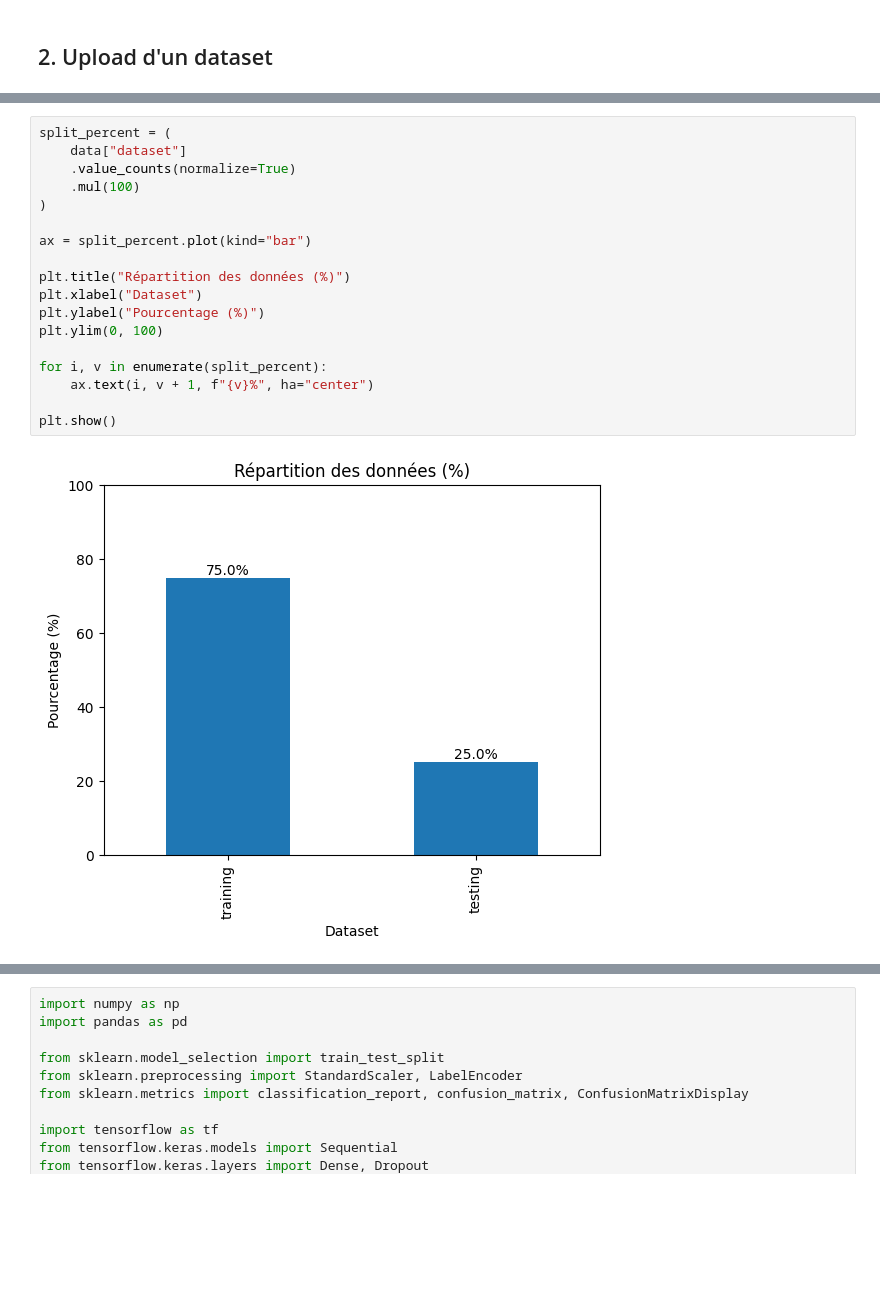
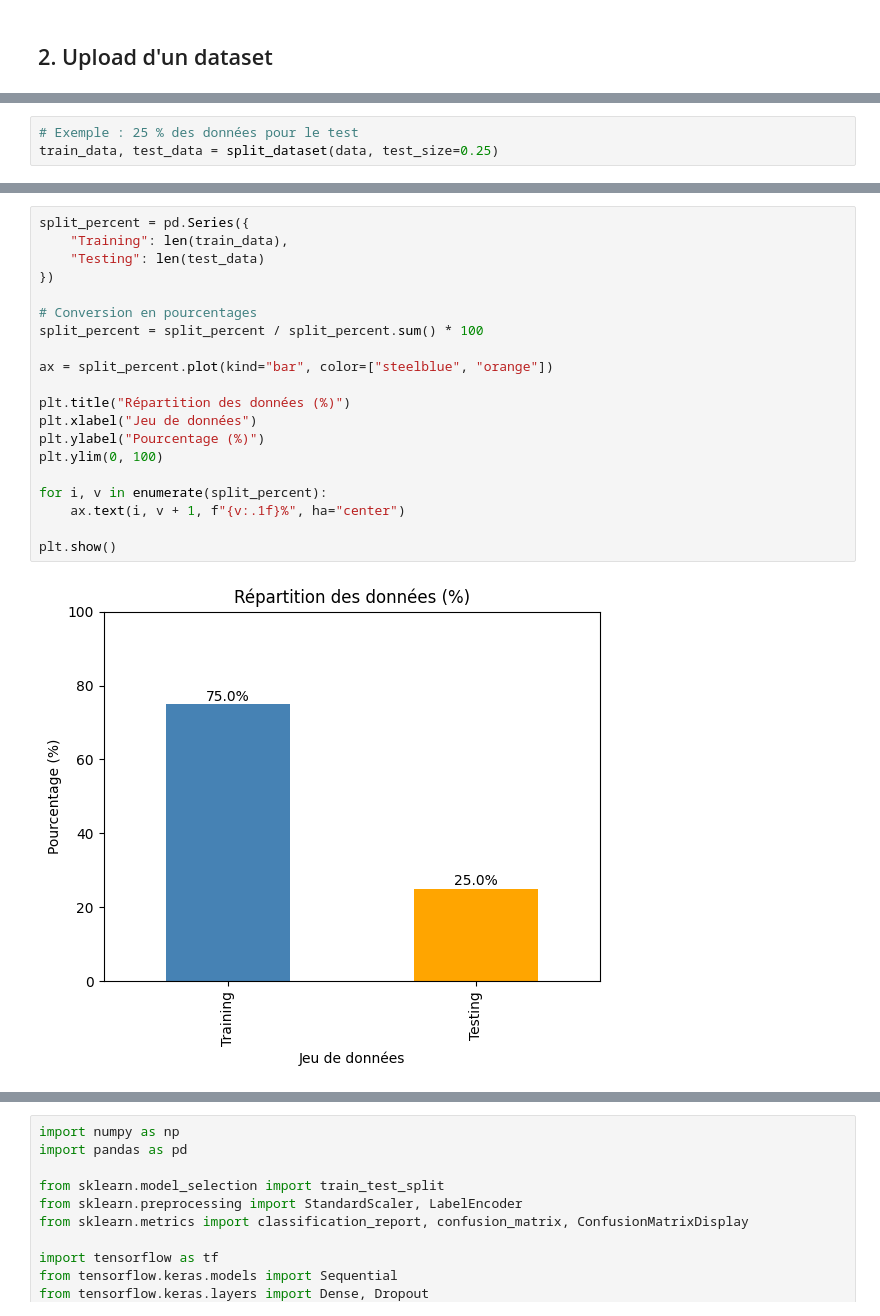
Before and after one commit to adarshbk12/Stage_IA, a Jupyter notebook: reconnaissance_sort.ipynb, the cells around one changed output, grey strips where cells are left out. Drawn from its saved outputs; the diff is of its cells as text; blank space fills up the shorter version.

```diff
--- a/reconnaissance_sort.ipynb
+++ b/reconnaissance_sort.ipynb
@@ -91,0 +422,3 @@ Shape testing : (23475, 9)
+# %%
+# Exemple : 25 % des données pour le test
+train_data, test_data = split_dataset(data, test_size=0.25)
@@ -92,21 +438,23 @@ Shape testing : (23475, 9)
 # %%
-split_percent = (
-    data["dataset"]
-    .value_counts(normalize=True)
-    .mul(100)
-)
+split_percent = pd.Series({
+    "Training": len(train_data),
+    "Testing": len(test_data)
+})
 
-ax = split_percent.plot(kind="bar")
+# Conversion en pourcentages
+split_percent = split_percent / split_percent.sum() * 100
+
+ax = split_percent.plot(kind="bar", color=["steelblue", "orange"])
 
 plt.title("Répartition des données (%)")
-plt.xlabel("Dataset")
+plt.xlabel("Jeu de données")
 plt.ylabel("Pourcentage (%)")
 plt.ylim(0, 100)
 
 for i, v in enumerate(split_percent):
-    ax.text(i, v + 1, f"{v}%", ha="center")
+    ax.text(i, v + 1, f"{v:.1f}%", ha="center")
 
 plt.show()
 # %% [output]
-[figure, old version]
+[figure, new version]
 # %%
```
Also changed, not shown: parts of 51 cells of this notebook.
